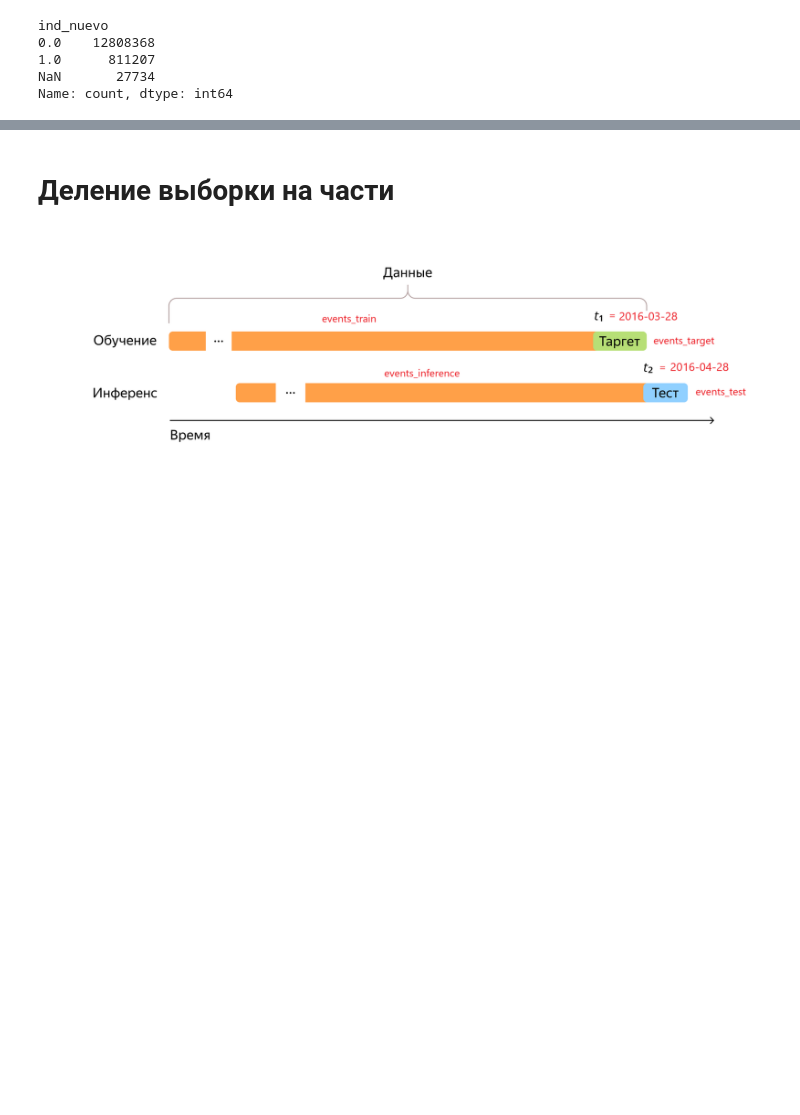
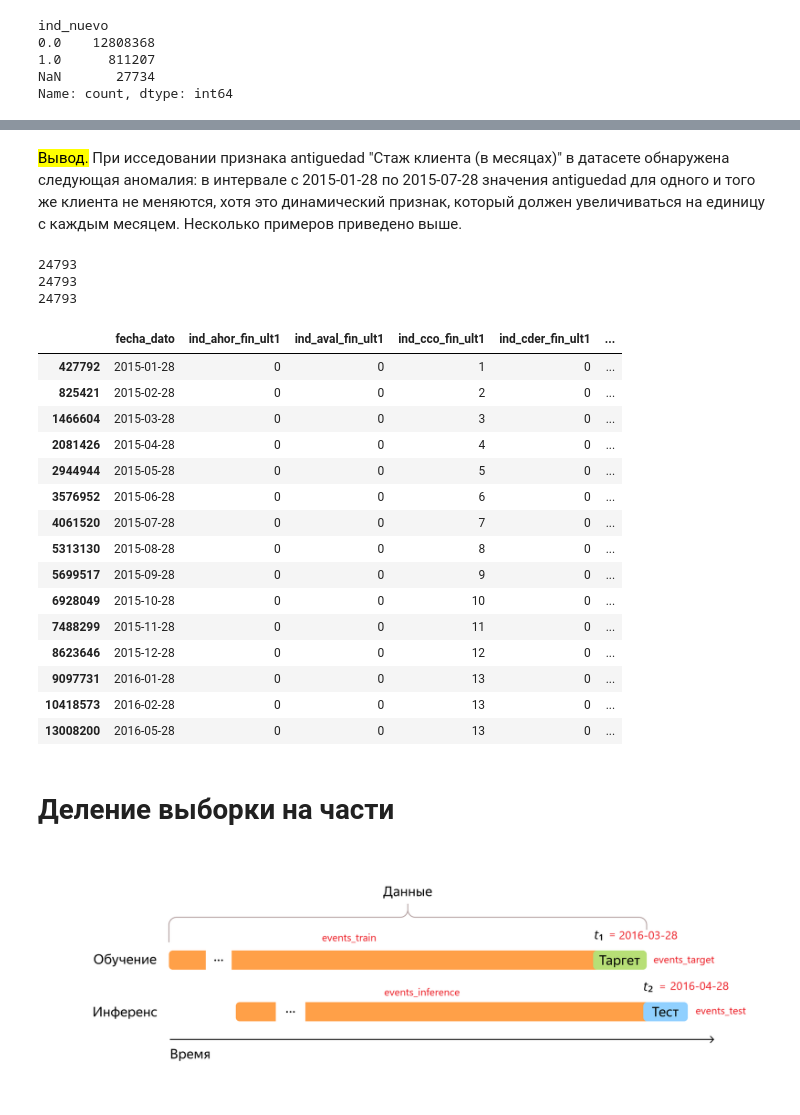
Before and after one commit to alien150684/banking_products_recom, a Jupyter notebook: recommendations.ipynb, the cells around one changed output, grey strips where cells are left out. Saved outputs shown, nothing was run; the diff lists cells and outputs as text; code cells hidden in the pictures; blank space fills up the shorter version.

Commit message:
Отбор признаков для ранжирования рекомендаций 2

```diff
--- a/recommendations.ipynb
+++ b/recommendations.ipynb
@@ -703,3 +774,39 @@ display(prepared_df[(prepared_df['antiguedad'] <= 6) &
+# %% [markdown]
+<mark>Вывод.</mark> При исседовании признака antiguedad	"Стаж клиента (в месяцах)" в датасете обнаружена следующая аномалия: в интервале с 2015-01-28 по 2015-07-28 значения antiguedad для одного и того же клиента не меняются, хотя это динамический признак, который должен увеличиваться на единицу с каждым месяцем. Несколько примеров приведено выше.
+# %%
+# Проверка
+print(prepared_df[prepared_df['indrel'] == 99].shape[0])
+print(prepared_df[prepared_df['ult_fec_cli_1t'].notna()].shape[0])
+print(prepared_df[(prepared_df['indrel'] == 99) &
+      prepared_df['ult_fec_cli_1t'].notna()].shape[0])
+# %% [output]
+24793
+24793
+24793
+# %%
+prepared_df = prepared_df.sort_values(by=['user_id', 'fecha_dato'])
+prepared_df[items_list] = prepared_df.groupby('user_id')[items_list].cumsum()
+# %%
+# Проверка
+display(prepared_df[prepared_df['user_id']==54195]
+                   [['fecha_dato'] + items_list])
+# %% [output]
+|  | fecha_dato | ind_ahor_fin_ult1 | ind_aval_fin_ult1 | ind_cco_fin_ult1 | ind_cder_fin_ult1 | ... |
+| 427792 | 2015-01-28 | 0 | 0 | 1 | 0 | ... |
+| 825421 | 2015-02-28 | 0 | 0 | 2 | 0 | ... |
+| 1466604 | 2015-03-28 | 0 | 0 | 3 | 0 | ... |
+| 2081426 | 2015-04-28 | 0 | 0 | 4 | 0 | ... |
+| 2944944 | 2015-05-28 | 0 | 0 | 5 | 0 | ... |
+| 3576952 | 2015-06-28 | 0 | 0 | 6 | 0 | ... |
+| 4061520 | 2015-07-28 | 0 | 0 | 7 | 0 | ... |
+| 5313130 | 2015-08-28 | 0 | 0 | 8 | 0 | ... |
+| 5699517 | 2015-09-28 | 0 | 0 | 9 | 0 | ... |
+| 6928049 | 2015-10-28 | 0 | 0 | 10 | 0 | ... |
+| 7488299 | 2015-11-28 | 0 | 0 | 11 | 0 | ... |
+| 8623646 | 2015-12-28 | 0 | 0 | 12 | 0 | ... |
+| 9097731 | 2016-01-28 | 0 | 0 | 13 | 0 | ... |
+| 10418573 | 2016-02-28 | 0 | 0 | 13 | 0 | ... |
+| 13008200 | 2016-05-28 | 0 | 0 | 13 | 0 | ... |
 # %% [markdown]
 # Деление выборки на части
 # %% [markdown]
```
Also changed, not shown: parts of 14 cells of this notebook.
